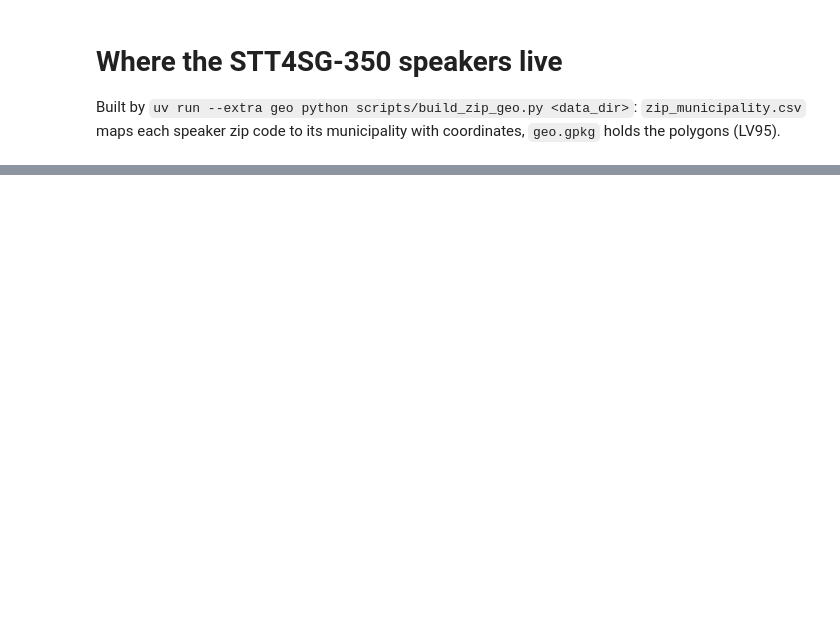
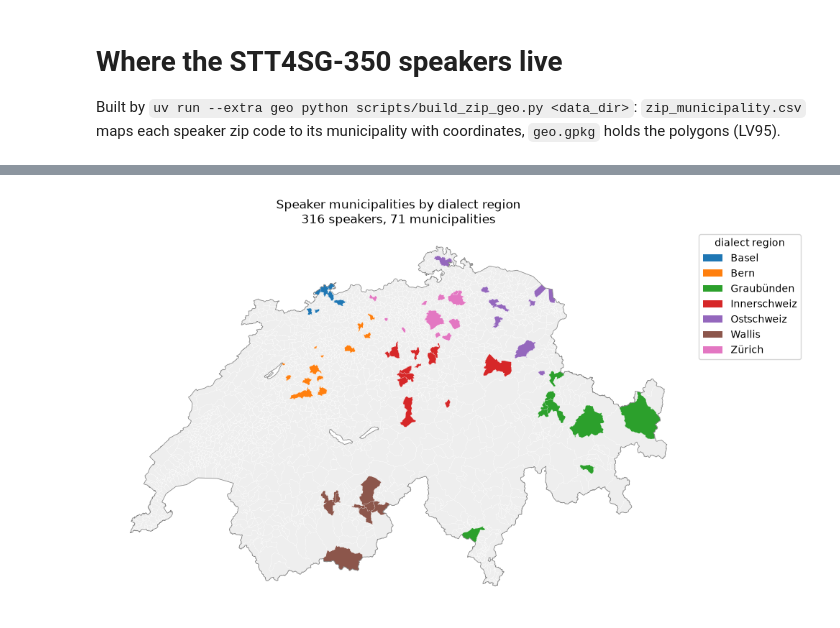
Before and after one commit to MrF3lix/maloney, a Jupyter notebook: playground/01_plot_speaker_map.ipynb, the cells around one changed output, grey strips where cells are left out. Drawn from its saved outputs; the diff is of its cells as text; code cells hidden in the pictures; blank space fills up the shorter version.

```diff
--- a/playground/01_plot_speaker_map.ipynb
+++ b/playground/01_plot_speaker_map.ipynb
@@ -57,15 +57,17 @@ plt.show()
 # %%
 # Municipalities coloured by dialect region (with speakers from several regions: the one with most speakers)
 speakers = table.groupby(["bfs_nr", "dialect_region"], as_index=False).n_speakers.sum()
 main_region = speakers.sort_values("n_speakers").drop_duplicates("bfs_nr", keep="last")
 mixed = (speakers.groupby("bfs_nr").size() > 1).sum()
 sel = munis.merge(main_region[["bfs_nr", "dialect_region"]], on="bfs_nr")
 
-fig, ax = base_map(f"Speaker municipalities by dialect region ({len(sel)} municipalities, {mixed} with several regions)")
+fig, ax = base_map(f"Speaker municipalities by dialect region in stt4sg-350 v2.1\n{int(table.n_speakers.sum())} speakers, {len(sel)} municipalities")
 sel.plot(ax=ax, color=sel.dialect_region.map(REGION_COLORS), edgecolor="white", linewidth=0.1)
 region_legend(ax, lambda color, region: Patch(facecolor=color, label=region))
 plt.tight_layout()
 plt.show()
+# %% [output]
+[figure, added]
 # %%
 # Municipality centroids (what the geolocation-aware encoder will use), coloured by dialect region
 fig, ax = base_map("Speaker municipalities by dialect region")
```
Also changed, not shown: parts of 3 cells of this notebook, 4 other files.
